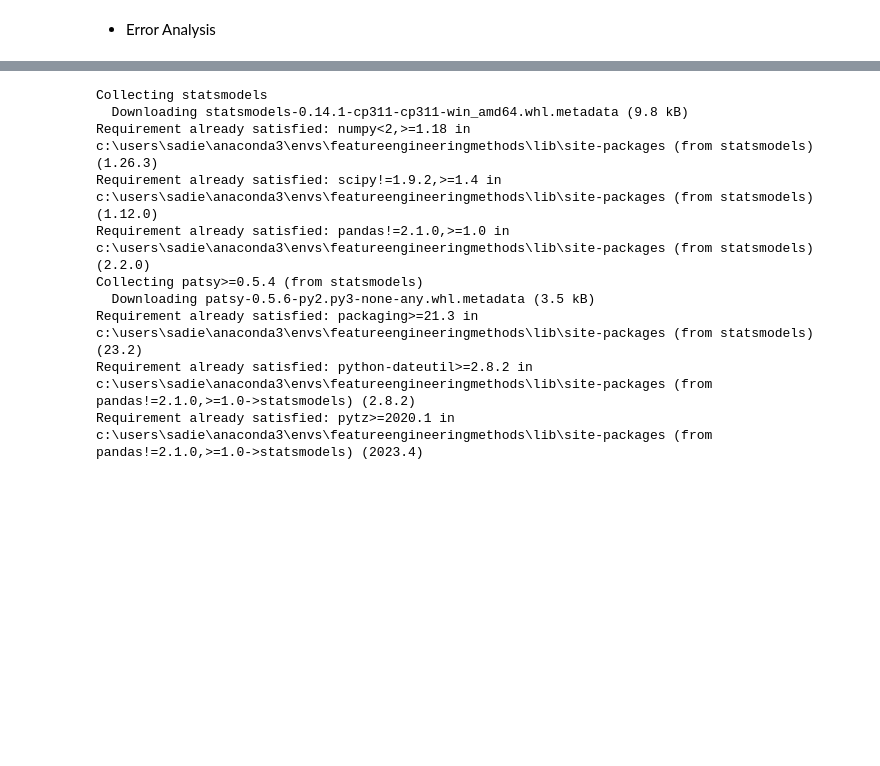
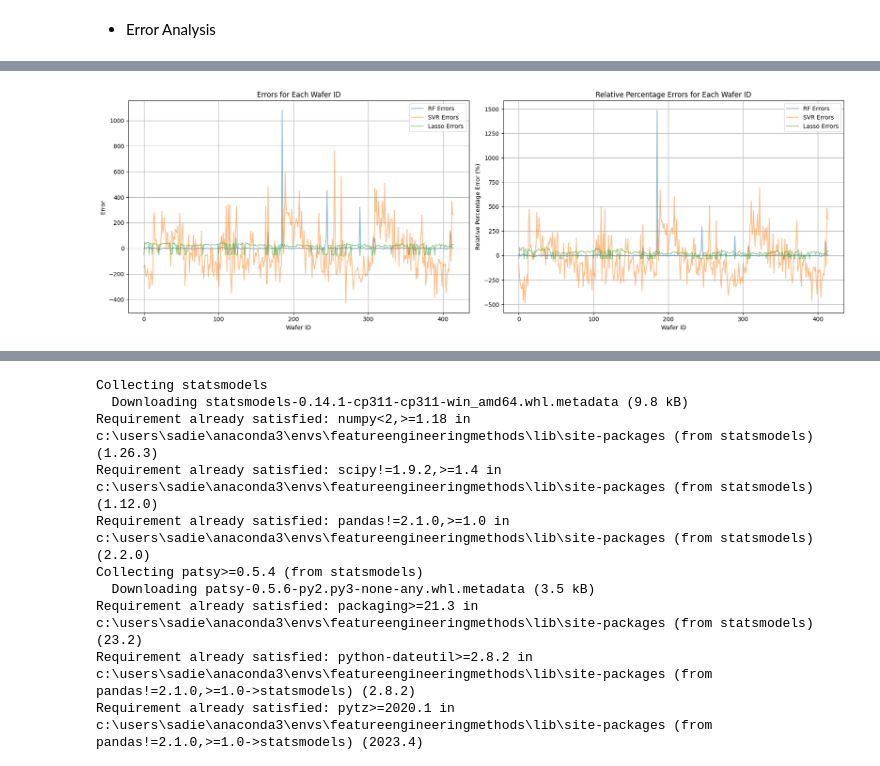
Before and after one commit to sadia575/featureengineering, a Jupyter notebook: notebook/FeatureExtractionWithFunctions_Updated.ipynb, the cells around one changed output, grey strips where cells are left out. Drawn from its saved outputs; the diff is of its cells as text; code cells hidden in the pictures; blank space fills up the shorter version.

```diff
--- a/notebook/FeatureExtractionWithFunctions_Updated.ipynb
+++ b/notebook/FeatureExtractionWithFunctions_Updated.ipynb
@@ -259,3 +263,14 @@ test_outputs = test_set['AVG_REMOVAL_RATE'].values
+# %%
+def create_inputs_outputs(data_set):
+    inputs = data_set.drop(columns=['WAFER_ID', 'AVG_REMOVAL_RATE']).values
+    outputs = data_set['AVG_REMOVAL_RATE'].values
+    return inputs, outputs
+
+# Create training inputs and outputs
+training_inputs, training_outputs = create_inputs_outputs(training_set)
+
+# Create test inputs and outputs
+test_inputs, test_outputs = create_inputs_outputs(test_set)
 # %% [markdown]
 - Scaling the data
 # %%
@@ -459,0 +366,73 @@ ks_test_rf_vs_normal, ks_test_svr_vs_normal, ks_test_lasso_vs_normal
+# %%
+import numpy as np
+import matplotlib.pyplot as plt
+from scipy.stats import ks_2samp, norm
+
+# Adjusted to use absolute_errors dictionary
+absolute_errors = {
+    'RF Errors': absolute_errors['Random Forest'],
+    'SVR Errors': absolute_errors['SVR'],
+    'Lasso Errors': absolute_errors['Lasso']
+}
+
+# Initialize figure for error plots
+plt.figure(figsize=(18, 6))
+
+# Plot errors for each model
+for label, errors in absolute_errors.items():
+    plt.subplot(1, 2, 1)
+    plt.plot(errors, alpha=0.5, label=label)
+plt.title('Errors for Each Wafer ID')
+plt.xlabel('Wafer ID')
+plt.ylabel('Error')
+plt.legend()
+plt.grid()
+
+# Plot relative percentage errors for each model
+plt.subplot(1, 2, 2)
+for label, errors in absolute_errors.items():
+    relative_errors = errors / np.maximum(np.abs(test_outputs_inv), 1e-8) * 100
+    plt.plot(relative_errors, alpha=0.5, label=label)
+plt.title('Relative Percentage Errors for Each Wafer ID')
+plt.xlabel('Wafer ID')
+plt.ylabel('Relative Percentage Error (%)')
+plt.legend()
+plt.grid()
+
+plt.tight_layout()
+plt.show()
+
+# Calculate mean, std, and normal distribution for each model's errors
+plt.figure(figsize=(18, 15))
+for i, (label, errors) in enumerate(absolute_errors.items(), start=1):
+    mean_error, std_error = np.mean(errors), np.std(errors)
+    # Calculate min and max for the current model's errors to define x_values
+    x_min = np.min(errors)
+    x_max = np.max(errors)
+    x_values = np.linspace(x_min, x_max, 1000)
+
+    normal_distribution = norm.pdf(x_values, mean_error, std_error)
+
+    # Plot histograms with normal distribution curve
+    plt.subplot(3, 3, i)
+    plt.hist(errors, bins=30, alpha=0.7, density=True, label=f'{label}')
+    plt.plot(x_values, normal_distribution, 'r-', label='Normal Distribution', linewidth=2)
+    plt.title(f'{label} vs Normal Distribution')
+    plt.xlabel('Error')
+    plt.ylabel('Density')
+    plt.legend()
+    plt.grid()
+
+plt.tight_layout()
+plt.show()
+
+# Perform KS-test
+ks_tests = {}
+for label, errors in absolute_errors.items():
+    mean_error, std_error = np.mean(errors), np.std(errors)
+    ks_tests[label] = ks_2samp(errors, np.random.normal(mean_error, std_error, size=len(errors)))
+
+# Display KS-test results
+ks_tests
+# %% [output]
+[figure, added]
```
Also changed, not shown: parts of 21 cells of this notebook, 1 other file.
